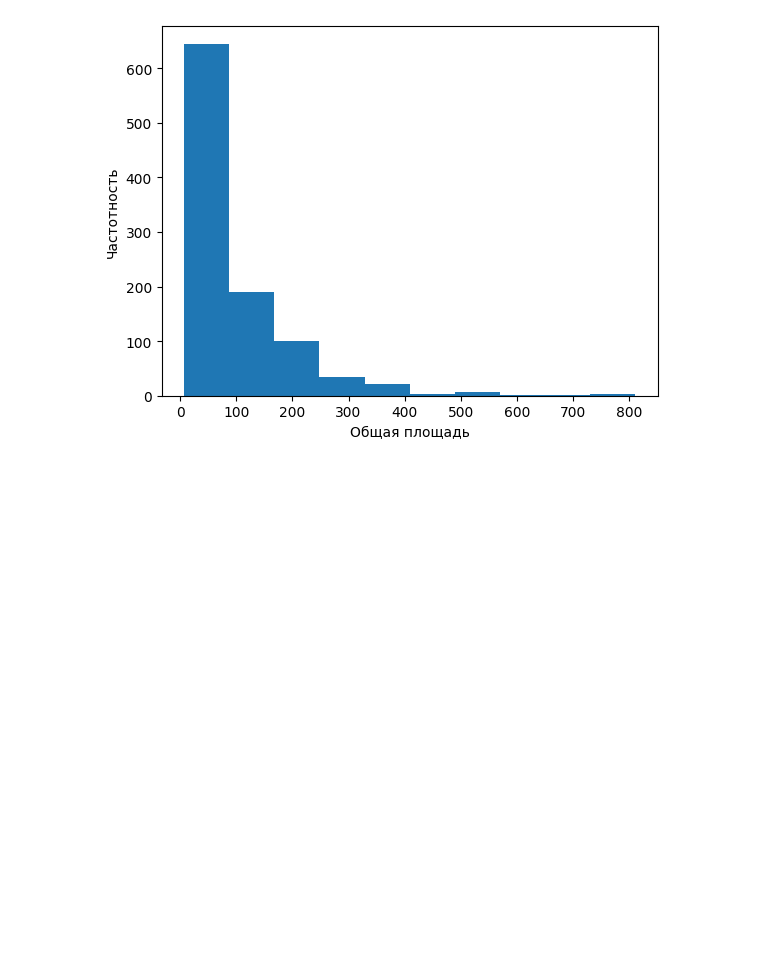
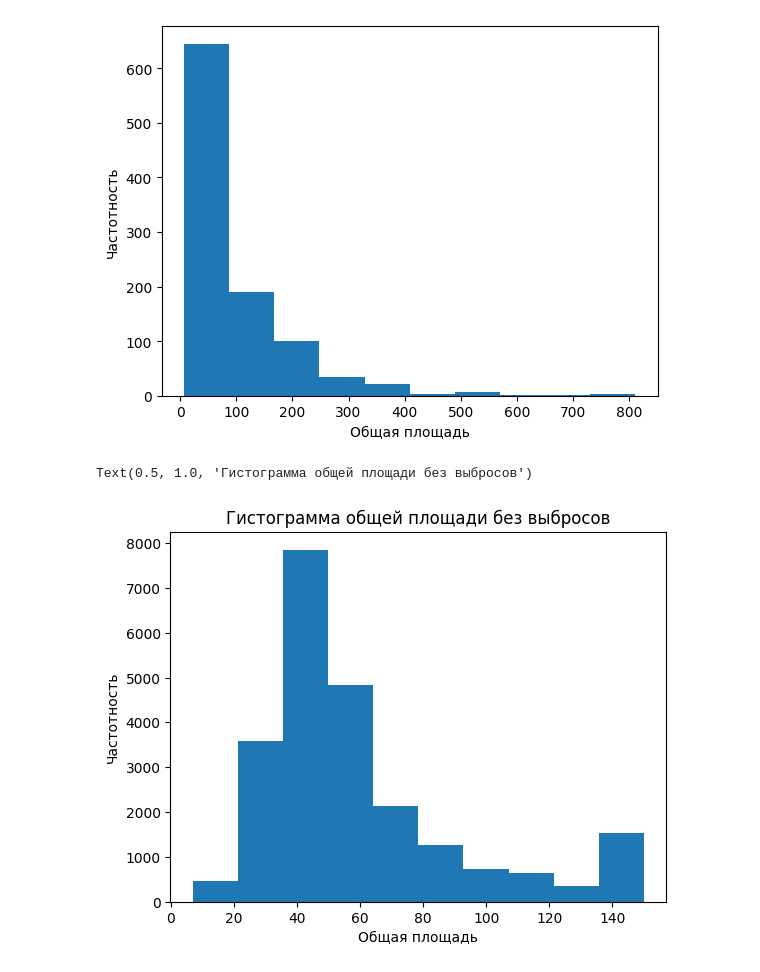
Before and after one commit to SainaAntonova/Project-, a Jupyter notebook: notebooks/EDA.ipynb, the cells around one changed output. Saved outputs shown, nothing was run; the diff lists cells and outputs as text; code cells hidden in the pictures; blank space fills up the shorter version.

Commit message:
added hist with squ

```diff
--- a/notebooks/EDA.ipynb
+++ b/notebooks/EDA.ipynb
@@ -147,0 +151,8 @@ Text(0, 0.5, 'Частотность')
+# %%
+plt.hist(np.clip(data['full_area'], a_min=data['full_area'].min(), a_max=data['full_area'].quantile(0.95)), bins=10)
+plt.xlabel('Общая площадь')
+plt.ylabel('Частотность')
+plt.title('Гистограмма общей площади без выбросов')
+# %% [output]
+Text(0.5, 1.0, 'Гистограмма общей площади без выбросов')
+[figure, added]
```
Also changed, not shown: parts of 2 cells of this notebook.
